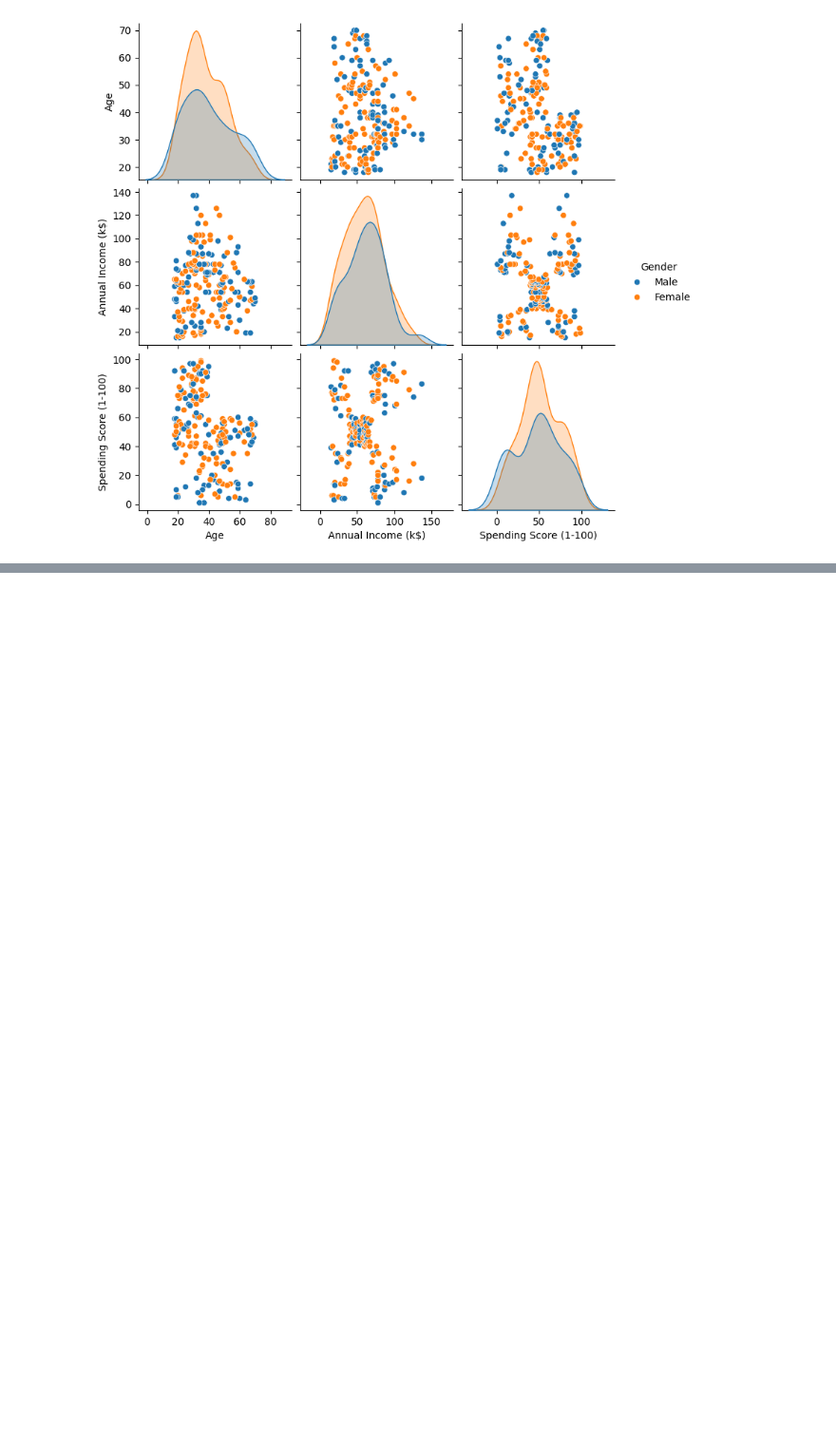
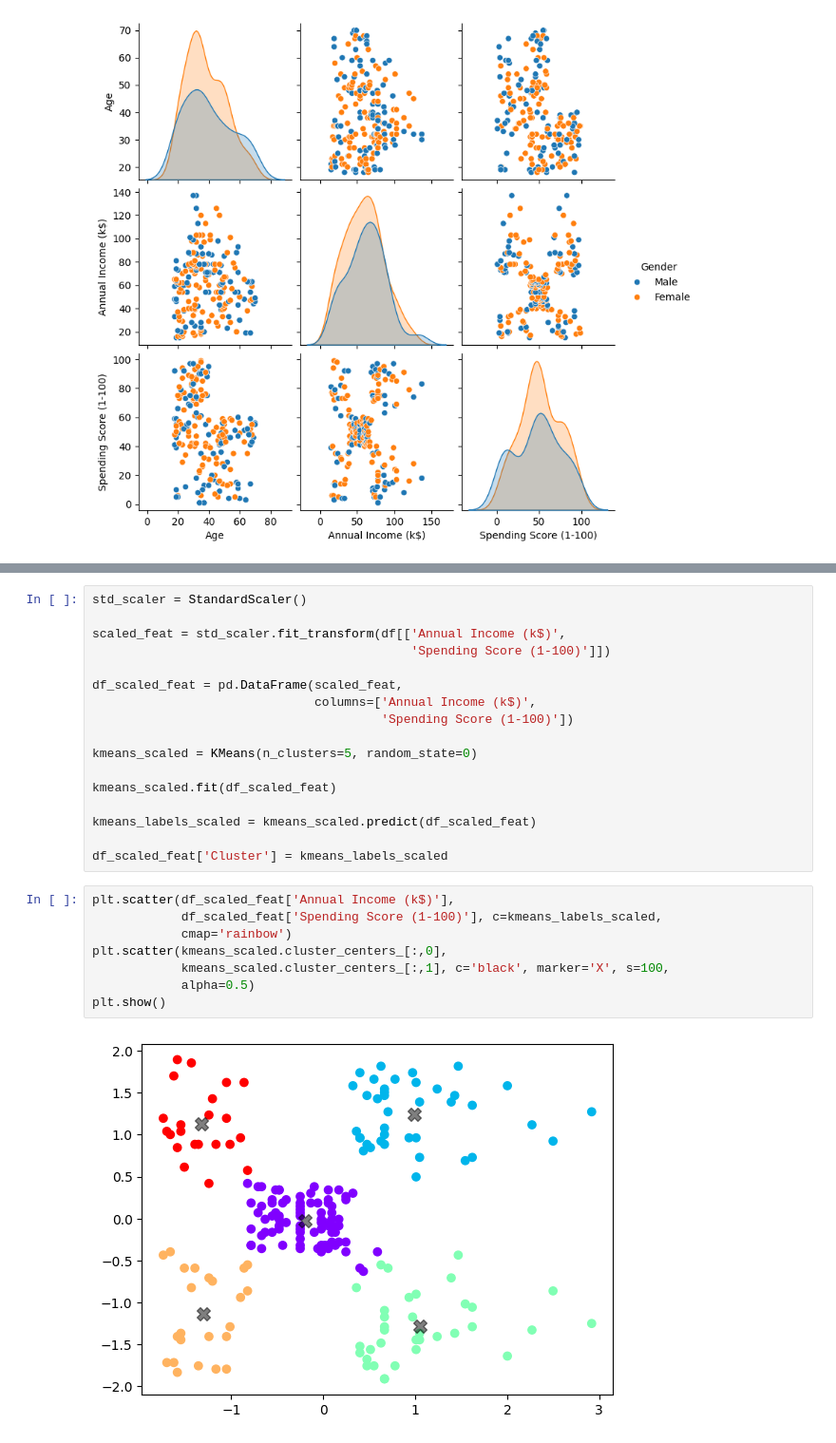
Before and after one commit to edupmon/fiap, a Jupyter notebook: pos-tech/data-analytics/fase-2/02-machine-learning-avancado/aula-3/k-means.ipynb, the cells around one changed output, grey strips where cells are left out. Shown at 95% size. Drawn from its saved outputs; the diff is of its cells as text; blank space fills up the shorter version.

```diff
--- a/pos-tech/data-analytics/fase-2/02-machine-learning-avancado/aula-3/k-means.ipynb
+++ b/pos-tech/data-analytics/fase-2/02-machine-learning-avancado/aula-3/k-means.ipynb
@@ -64,0 +92,27 @@ scaled_feat = std_scaler.fit_transform(df[['Annual Income (k$)',
+# %%
+std_scaler = StandardScaler()
+
+scaled_feat = std_scaler.fit_transform(df[['Annual Income (k$)',
+                                           'Spending Score (1-100)']])
+
+df_scaled_feat = pd.DataFrame(scaled_feat,
+                              columns=['Annual Income (k$)',
+                                       'Spending Score (1-100)'])
+
+kmeans_scaled = KMeans(n_clusters=5, random_state=0)
+
+kmeans_scaled.fit(df_scaled_feat)
+
+kmeans_labels_scaled = kmeans_scaled.predict(df_scaled_feat)
+
+df_scaled_feat['Cluster'] = kmeans_labels_scaled
+# %%
+plt.scatter(df_scaled_feat['Annual Income (k$)'],
+            df_scaled_feat['Spending Score (1-100)'], c=kmeans_labels_scaled,
+            cmap='rainbow')
+plt.scatter(kmeans_scaled.cluster_centers_[:,0],
+            kmeans_scaled.cluster_centers_[:,1], c='black', marker='X', s=100,
+            alpha=0.5)
+plt.show()
+# %% [output]
+[figure, added]
```
Also changed, not shown: parts of 5 cells of this notebook.
